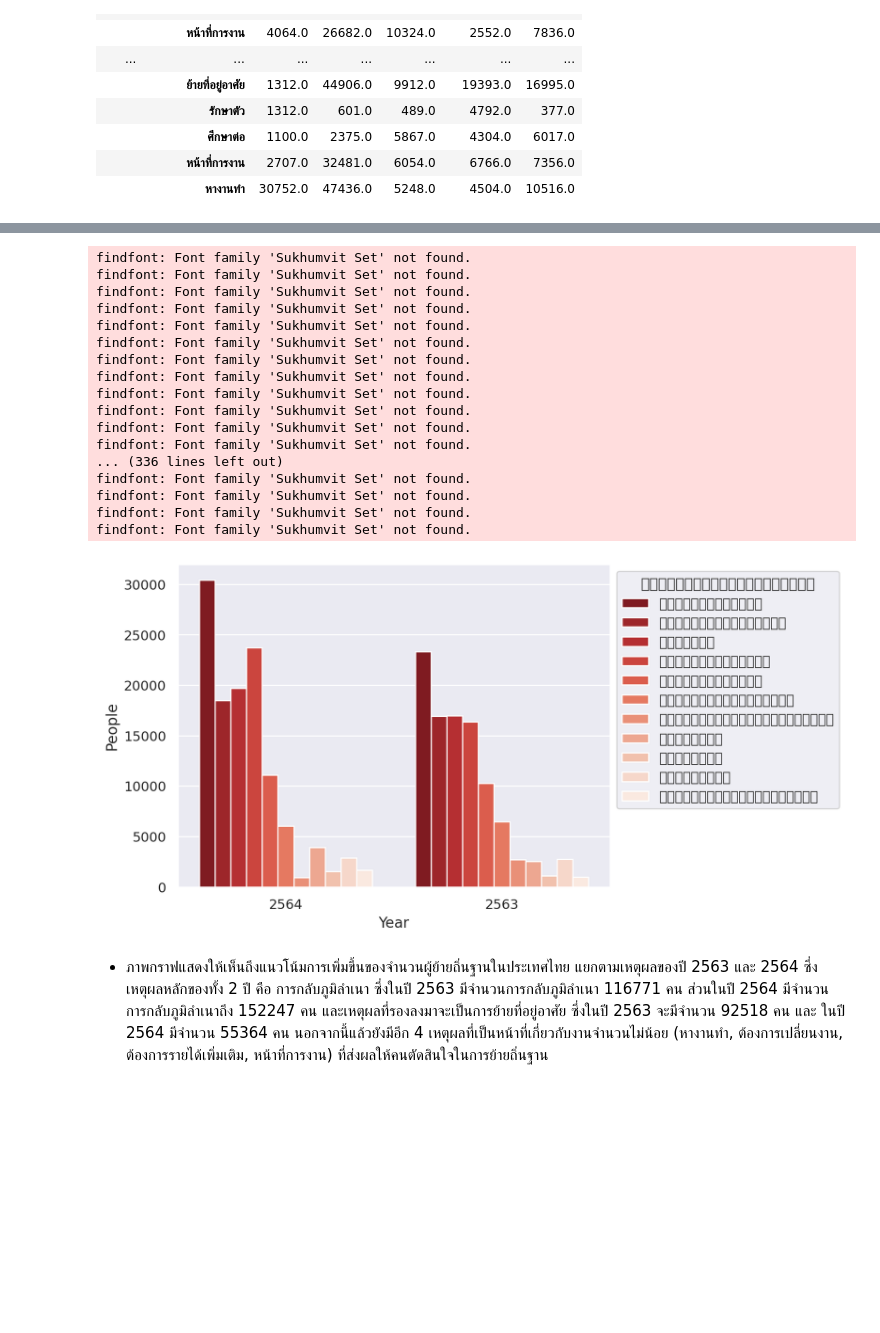
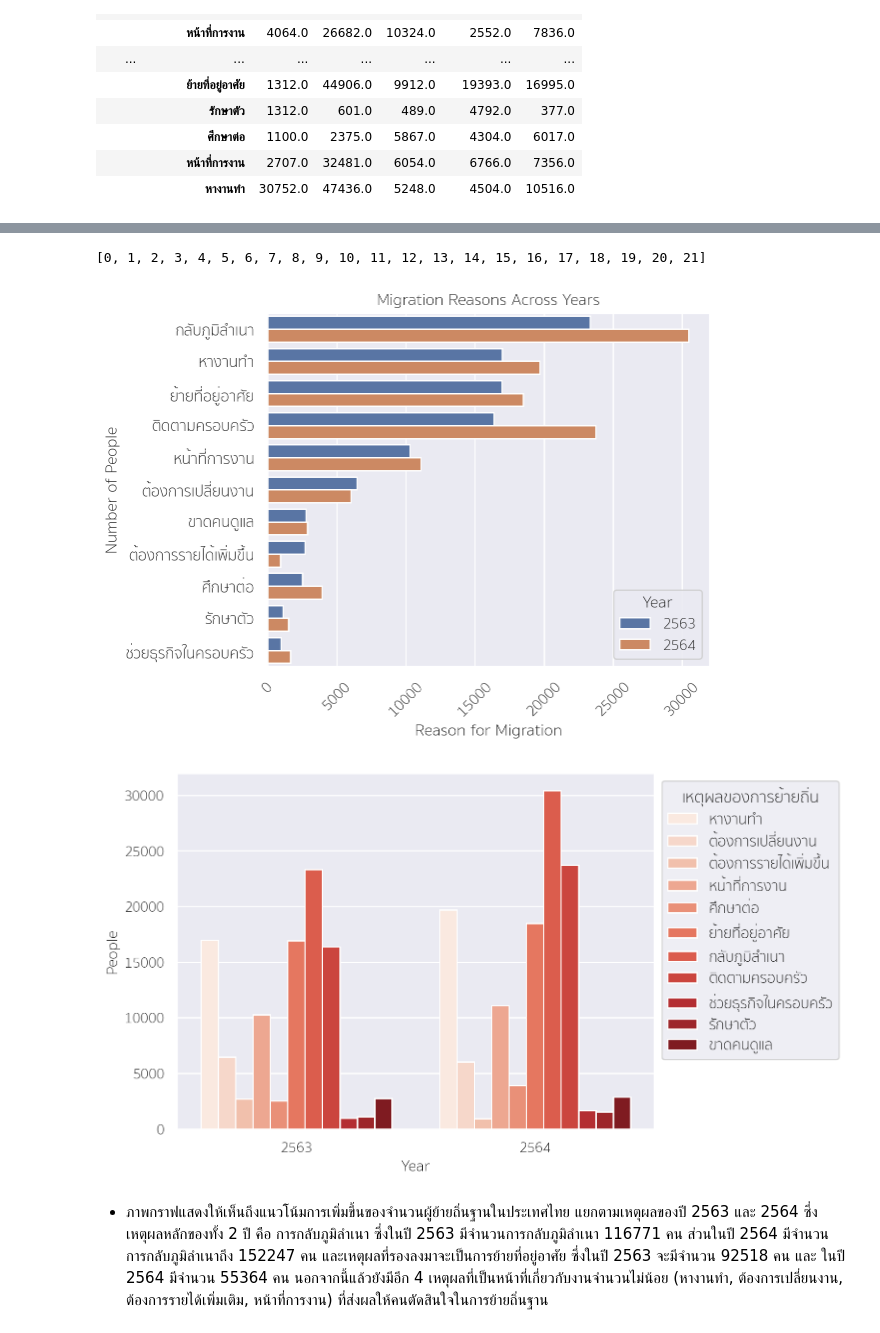
Before and after one commit to Zylink2/Machine_Learning_Project_2, a Jupyter notebook: notebook3.ipynb, the cells around one changed output, grey strips where cells are left out. Cells and saved outputs as stored; diff of their text form; code cells hidden in the pictures; blank space fills up the shorter version.

```diff
--- a/notebook3.ipynb
+++ b/notebook3.ipynb
@@ -428,26 +499,48 @@ reasons_6364.pivot_table(index=['Year', 'เหตุผลของการย
+# %%
+order3 = table.index.tolist()
+order3
+# %% [output]
+[0, 1, 2, 3, 4, 5, 6, 7, 8, 9, 10, 11, 12, 13, 14, 15, 16, 17, 18, 19, 20, 21]
+# %%
+import seaborn as sns
+import matplotlib.pyplot as plt
+
+# Pivot table
+pivot_table = reasons_6364.pivot_table(index=['Year', 'เหตุผลของการย้ายถิ่น'], values='People').sort_values(['Year', 'People'])
+
+# Reset index to make Year and เหตุผลของการย้ายถิ่น as columns
+pivot_table = pivot_table.reset_index()
+
+# Calculate total number of people for each category
+total_people = pivot_table.groupby(['Year', 'เหตุผลของการย้ายถิ่น'])['People'].sum().reset_index()
+
+# Sort the categories based on total number of people
+order = total_people.sort_values(['Year', 'People'], ascending=[True, False])['เหตุผลของการย้ายถิ่น'].unique()
+
+# Create bar plot with reordered categories
+sns.barplot(data=pivot_table, x= 'People', y= 'เหตุผลของการย้ายถิ่น', hue='Year', order=order)
+plt.title('Migration Reasons Across Years')
+plt.xlabel('Reason for Migration')
+plt.ylabel('Number of People')
+plt.xticks(rotation=45)  # Rotate x-axis labels for better readability
+plt.tight_layout()  # Adjust layout to prevent clipping of labels
+plt.show()
+# %% [output]
+[figure, added]
 # %%
 sns.set_theme(font='Sukhumvit Set')
-migrate_reason = sns.barplot(data = reasons_6364.sort_values('People', ascending=False), x="Year", y="People", hue = "เหตุผลของการย้ายถิ่น", errorbar=None, palette="Reds_r")
+
+migrate_reason = sns.barplot(
+    data = reasons_6364,
+    x =  "Year",
+    y = "People",
+    hue = "เหตุผลของการย้ายถิ่น",
+    errorbar = None,
+    palette="Reds")
+
 sns.move_legend(migrate_reason, "upper left", bbox_to_anchor=(1, 1))
 # %% [output]
-findfont: Font family 'Sukhumvit Set' not found.
-findfont: Font family 'Sukhumvit Set' not found.
-findfont: Font family 'Sukhumvit Set' not found.
-findfont: Font family 'Sukhumvit Set' not found.
-findfont: Font family 'Sukhumvit Set' not found.
-findfont: Font family 'Sukhumvit Set' not found.
-findfont: Font family 'Sukhumvit Set' not found.
-findfont: Font family 'Sukhumvit Set' not found.
-findfont: Font family 'Sukhumvit Set' not found.
-findfont: Font family 'Sukhumvit Set' not found.
-findfont: Font family 'Sukhumvit Set' not found.
-findfont: Font family 'Sukhumvit Set' not found.
-... (336 lines left out)
-findfont: Font family 'Sukhumvit Set' not found.
-findfont: Font family 'Sukhumvit Set' not found.
-findfont: Font family 'Sukhumvit Set' not found.
-findfont: Font family 'Sukhumvit Set' not found.
-[figure, old version]
+[figure, new version]
 # %% [markdown]
 
 *  ภาพกราฟแสดงให้เห็นถึงแนวโน้มการเพิ่มขึ้นของจำนวนผู้ย้ายถิ่นฐานในประเทศไทย แยกตามเหตุผลของปี 2563 และ 2564 ซึ่งเหตุผลหลักของทั้ง 2 ปี คือ การกลับภูมิลำเนา ซึ่งในปี 2563 มีจำนวนการกลับภูมิลำเนา 116771 คน ส่วนในปี 2564 มีจำนวนการกลับภูมิลำเนาถึง 152247 คน และเหตุผลที่รองลงมาจะเป็นการย้ายที่อยู่อาศัย ซึ่งในปี 2563 จะมีจำนวน 92518 คน และ ในปี 2564 มีจำนวน 55364 คน นอกจากนี้แล้วยังมีอีก 4 เหตุผลที่เป็นหน้าที่เกี่ยวกับงานจำนวนไม่น้อย (หางานทำ, ต้องการเปลี่ยนงาน, ต้องการรายได้เพิ่มเติม, หน้าที่การงาน) ที่ส่งผลให้คนตัดสินใจในการย้ายถิ่นฐาน
```
Also changed, not shown: parts of 12 cells of this notebook, 1 other file.
